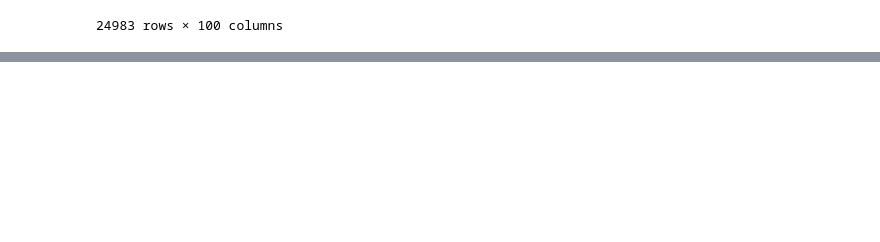
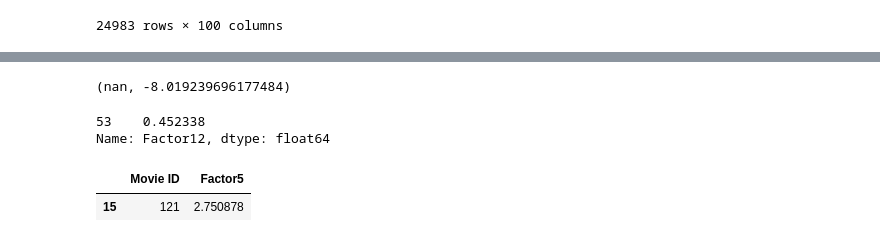
Before and after one commit to prawizard/CE888_Repo, a Jupyter notebook: Lab_4/my_recommender.ipynb, the cells around one changed output, grey strips where cells are left out. Saved outputs shown, nothing was run; the diff lists cells and outputs as text; code cells hidden in the pictures; blank space fills up the shorter version.

```diff
--- a/Lab_4/my_recommender.ipynb
+++ b/Lab_4/my_recommender.ipynb
@@ -233,0 +251,14 @@ comparison_data
+# %%
+comparison_data.loc[23437, 58]
+# %% [output]
+(nan, -8.019239696177484)
+# %%
+quiz_items.loc[quiz_items['Movie ID']==629, 'Factor12']
+# %% [output]
+53    0.452338
+Name: Factor12, dtype: float64
+# %%
+(quiz_items.loc[quiz_items['Factor5']==np.max(quiz_items['Factor5']), ['Movie ID', 'Factor5']])
+# %% [output]
+|  | Movie ID | Factor5 |
+| 15 | 121 | 2.750878 |
```
Also changed, not shown: parts of 25 cells of this notebook.
